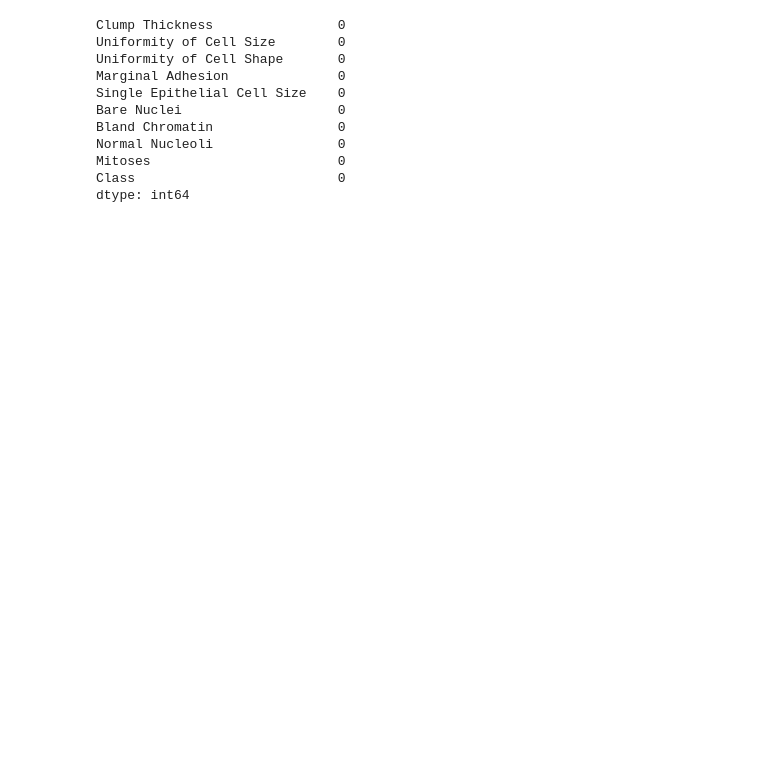
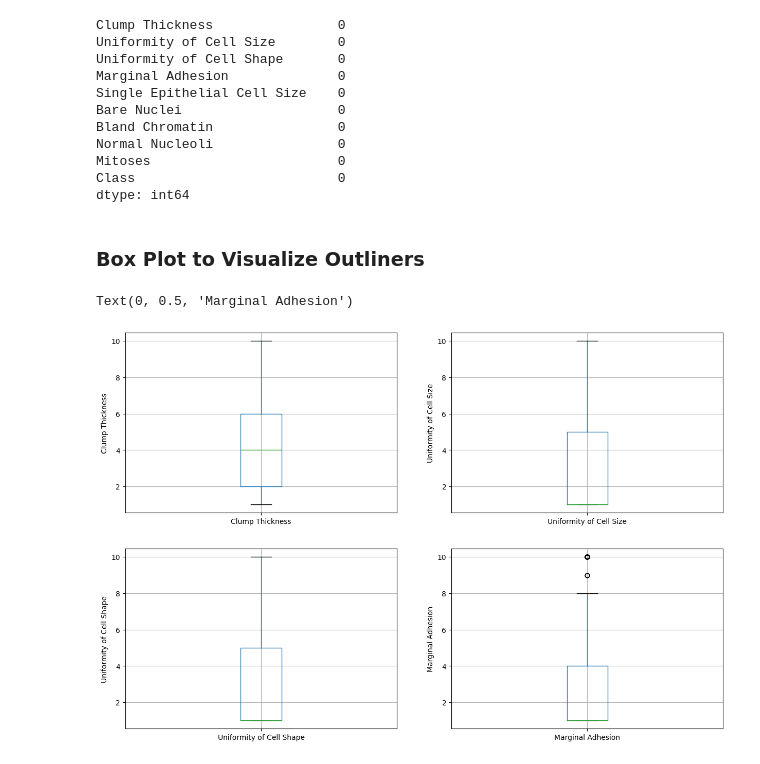
Before and after one commit to JessicaComfortGrant/Breast_Cancer_Project, a Jupyter notebook: Breast_Cancer_Analysis.ipynb, the cells around one changed output. Cells and saved outputs as stored; diff of their text form; code cells hidden in the pictures; blank space fills up the shorter version.

Commit message:
Analysing Outliners

```diff
--- a/Breast_Cancer_Analysis.ipynb
+++ b/Breast_Cancer_Analysis.ipynb
@@ -17,7 +17,7 @@ warnings.filterwarnings("ignore")
 # %% [markdown]
 ### Importing the Dataset
 # %%
-data = r'C:\Users\HP\Desktop\python assignment\Breas Cancer dataset.csv'
+data = r"C:\Users\ELLEN\Desktop\breast_cancer.csv"
 df = pd.read_csv(data)
 # %%
 df.head()
@@ -96,3 +96,32 @@ Normal Nucleoli                0
 Mitoses                        0
 Class                          0
 dtype: int64
+# %% [markdown]
+### Box Plot to Visualize Outliners
+# %%
+plt.figure(figsize = (15,10))
+
+
+plt.subplot(2, 2, 1)
+fig = df.boxplot(column ='Clump Thickness')
+fig.set_title('')
+fig.set_ylabel('Clump Thickness')
+
+plt.subplot(2, 2, 2)
+fig = df.boxplot(column ='Uniformity of Cell Size')
+fig.set_title('')
+fig.set_ylabel('Uniformity of Cell Size')
+
+plt.subplot(2, 2, 3)
+fig = df.boxplot(column='Uniformity of Cell Shape')
+fig.set_title('')
+fig.set_ylabel('Uniformity of Cell Shape')
+
+
+plt.subplot(2, 2, 4)
+fig = df.boxplot(column='Marginal Adhesion')
+fig.set_title('')
+fig.set_ylabel('Marginal Adhesion')
+# %% [output]
+Text(0, 0.5, 'Marginal Adhesion')
+[figure, added]
```
Also changed, not shown: parts of 4 cells of this notebook.
